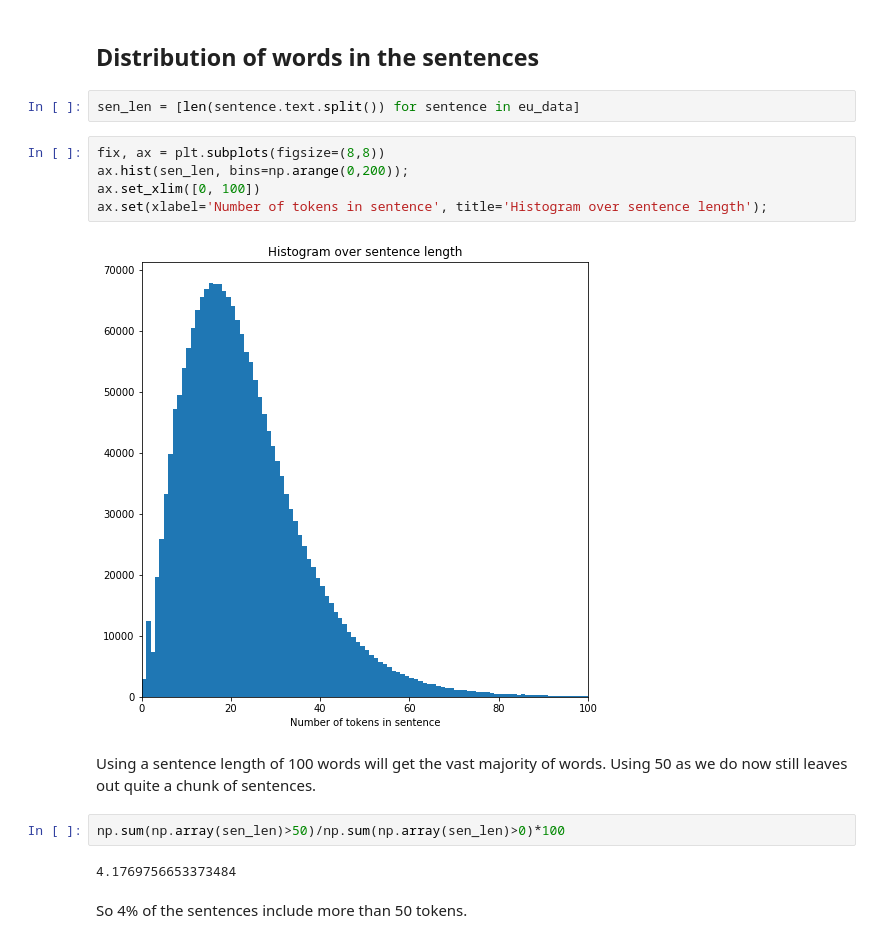
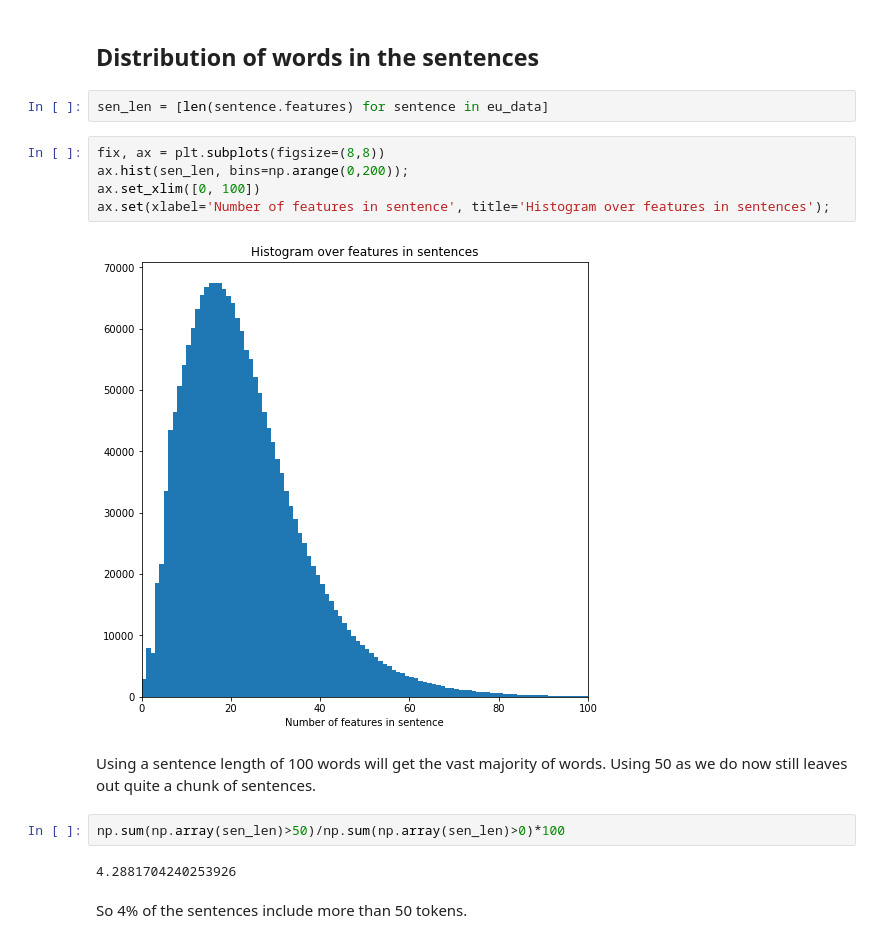
Before and after one commit to fraggle-inc/komma-dev, a Jupyter notebook: notebooks/EU Proceedings - Danish - corpus analysis.ipynb, the cells around one changed output. Drawn from its saved outputs; the diff is of its cells as text.

```diff
--- a/notebooks/EU Proceedings - Danish - corpus analysis.ipynb
+++ b/notebooks/EU Proceedings - Danish - corpus analysis.ipynb
@@ -33,20 +33,20 @@ eu_data[1].text
 # %% [markdown]
 ## Distribution of words in the sentences
 # %%
-sen_len = [len(sentence.text.split()) for sentence in eu_data]
+sen_len = [len(sentence.features) for sentence in eu_data]
 # %%
 fix, ax = plt.subplots(figsize=(8,8))
 ax.hist(sen_len, bins=np.arange(0,200));
 ax.set_xlim([0, 100])
-ax.set(xlabel='Number of tokens in sentence', title='Histogram over sentence length');
+ax.set(xlabel='Number of features in sentence', title='Histogram over features in sentences');
 # %% [output]
-[figure, old version]
+[figure, new version]
 # %% [markdown]
 Using a sentence length of 100 words will get the vast majority of words. Using 50 as we do now still leaves out quite a chunk of sentences.
 # %%
 np.sum(np.array(sen_len)>50)/np.sum(np.array(sen_len)>0)*100
 # %% [output]
-4.1769756653373484
+4.2881704240253926
 # %% [markdown]
 So 4% of the sentences include more than 50 tokens.
 # %% [markdown]
```
Also changed, not shown: parts of 15 cells of this notebook.
